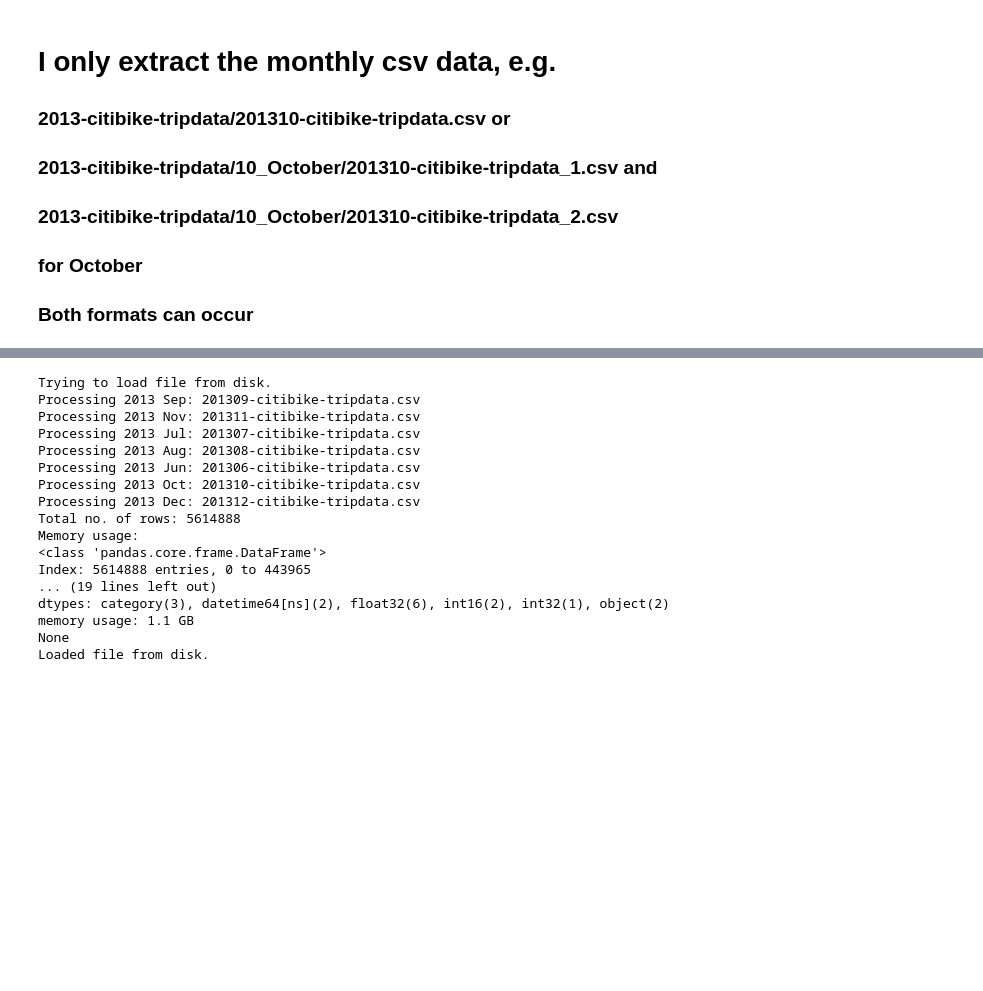
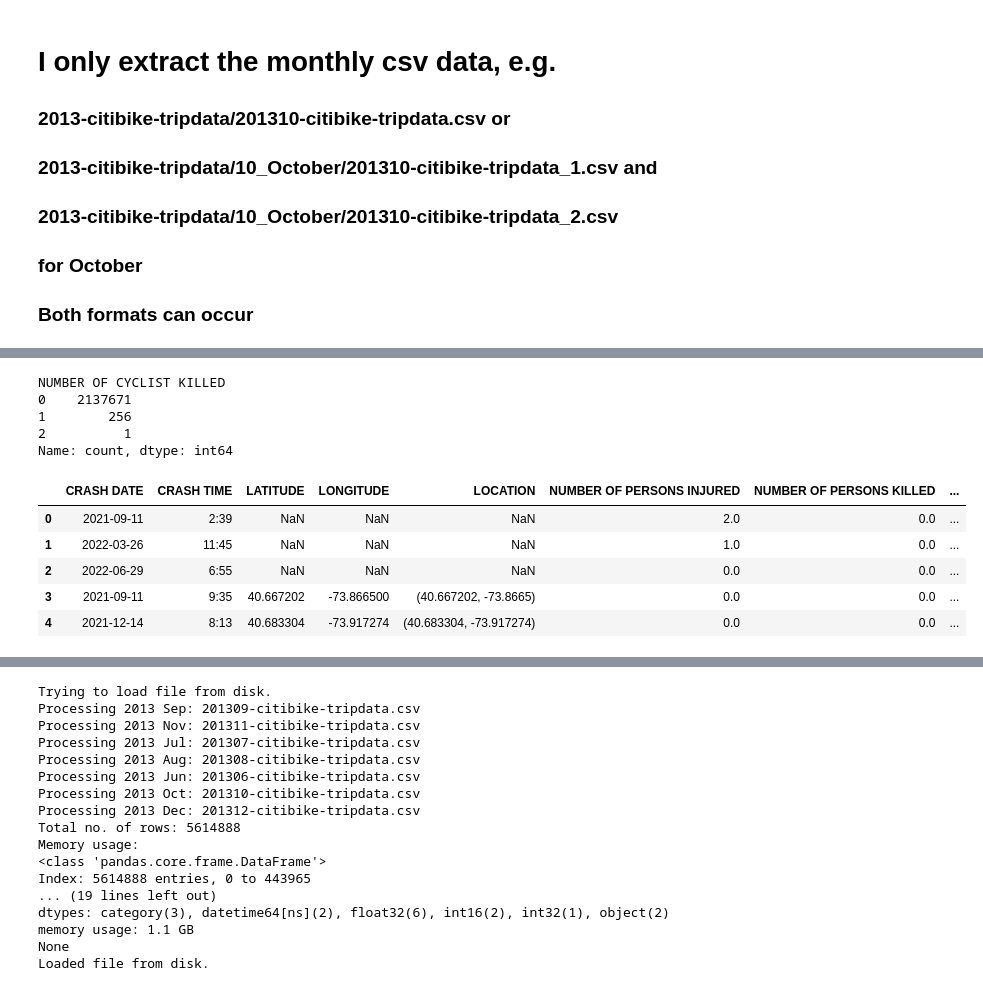
Before and after one commit to joris-de/coding-challenge-AXA, a Jupyter notebook: notebooks/Analysis.ipynb, the cells around one changed output, grey strips where cells are left out. Saved outputs shown, nothing was run; the diff lists cells and outputs as text; code cells hidden in the pictures; blank space fills up the shorter version.

```diff
--- a/notebooks/Analysis.ipynb
+++ b/notebooks/Analysis.ipynb
@@ -480,3 +666,4 @@ def load_zip_csv(bucket_name: str, year: str) -> pd.DataFrame:
         return data
 # %%
 # Functions to load and process NYPD data
+data_nypd = load_data('nypd')
@@ -482,0 +683,17 @@ def load_zip_csv(bucket_name: str, year: str) -> pd.DataFrame:
+# %%
+data_nypd['NUMBER OF CYCLIST KILLED'].value_counts()
+# %% [output]
+NUMBER OF CYCLIST KILLED
+0    2137671
+1        256
+2          1
+Name: count, dtype: int64
+# %%
+data_nypd.head()
+# %% [output]
+|  | CRASH DATE | CRASH TIME | LATITUDE | LONGITUDE | LOCATION | NUMBER OF PERSONS INJURED | NUMBER OF PERSONS KILLED | ... |
+| 0 | 2021-09-11 | 2:39 | NaN | NaN | NaN | 2.0 | 0.0 | ... |
+| 1 | 2022-03-26 | 11:45 | NaN | NaN | NaN | 1.0 | 0.0 | ... |
+| 2 | 2022-06-29 | 6:55 | NaN | NaN | NaN | 0.0 | 0.0 | ... |
+| 3 | 2021-09-11 | 9:35 | 40.667202 | -73.866500 | (40.667202, -73.8665) | 0.0 | 0.0 | ... |
+| 4 | 2021-12-14 | 8:13 | 40.683304 | -73.917274 | (40.683304, -73.917274) | 0.0 | 0.0 | ... |
```
Also changed, not shown: parts of 23 cells of this notebook, 1 other file.
